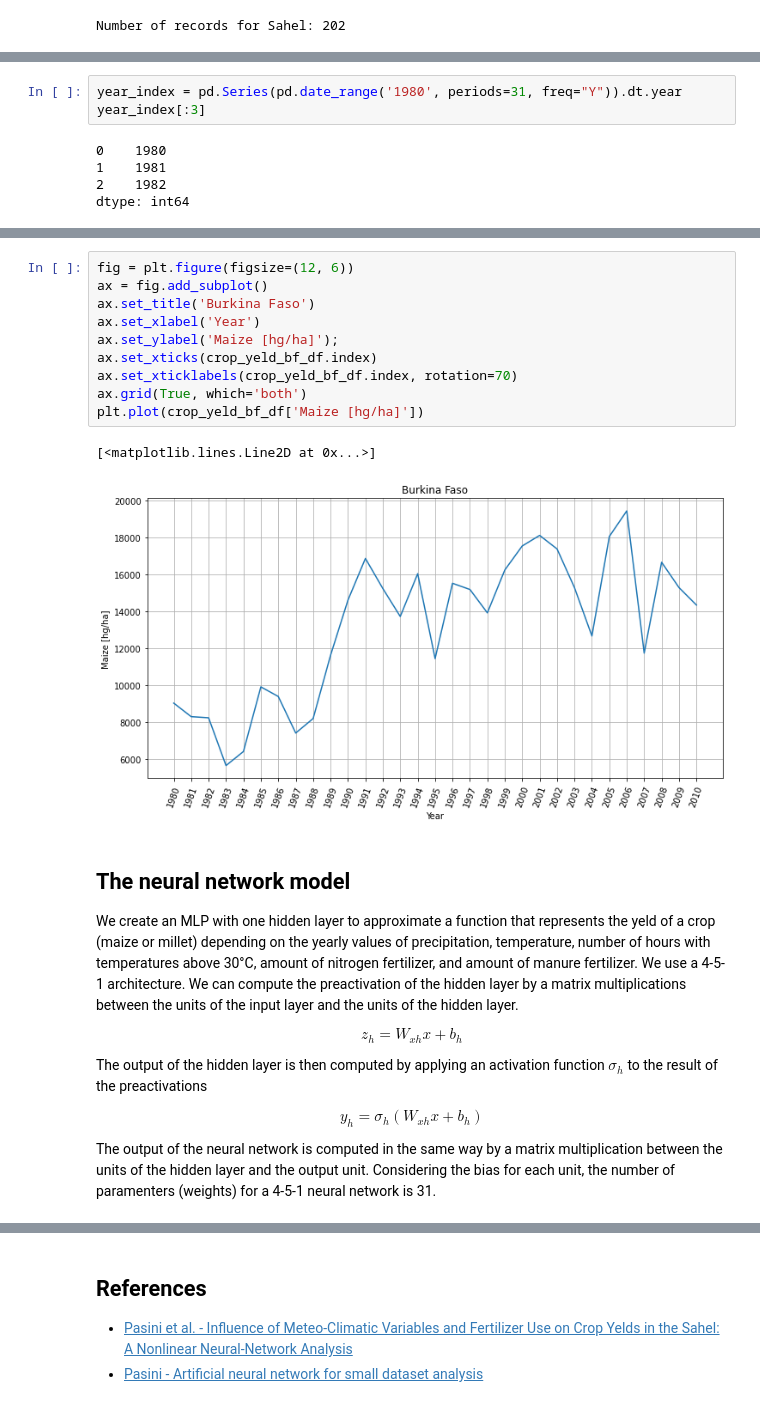
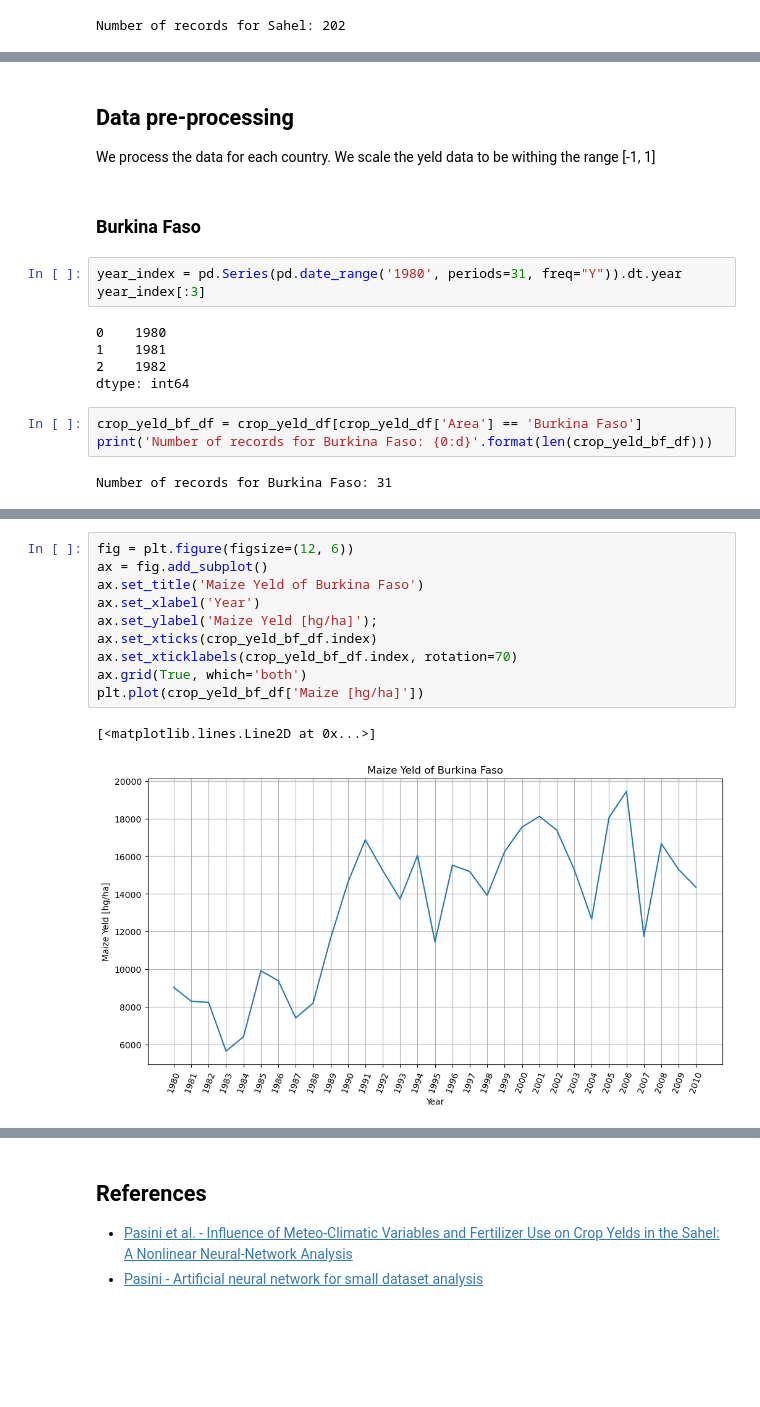
Before and after one commit to luigiselmi/datascience, a Jupyter notebook: python/iia/crop_production.ipynb, the cells around one changed output, grey strips where cells are left out. Saved outputs shown, nothing was run; the diff lists cells and outputs as text; blank space fills up the shorter version.

Commit message:
crop yeld for burkina faso

```diff
--- a/python/iia/crop_production.ipynb
+++ b/python/iia/crop_production.ipynb
@@ -66,3 +69,8 @@ Finally, we might think that the production of maize not only depends on the yea
+# %% [markdown]
+## Data pre-processing
+We process the data for each country. We scale the yeld data to be withing the range [-1, 1]
+# %% [markdown]
+### Burkina Faso
 # %%
 year_index = pd.Series(pd.date_range('1980', periods=31, freq="Y")).dt.year
 year_index[:3]
@@ -71,6 +79,11 @@ year_index[:3]
 1    1981
 2    1982
 dtype: int64
+# %%
+crop_yeld_bf_df = crop_yeld_df[crop_yeld_df['Area'] == 'Burkina Faso']
+print('Number of records for Burkina Faso: {0:d}'.format(len(crop_yeld_bf_df)))
+# %% [output]
+Number of records for Burkina Faso: 31
 # %%
 crop_yeld_bf_df.drop(['Year'], axis=1, inplace=True)
 crop_yeld_bf_df = crop_yeld_bf_df.set_index(year_index)
@@ -83,24 +96,13 @@ crop_yeld_bf_df[:3]
 # %%
 fig = plt.figure(figsize=(12, 6))
 ax = fig.add_subplot()
-ax.set_title('Burkina Faso')
+ax.set_title('Maize Yeld of Burkina Faso')
 ax.set_xlabel('Year')
-ax.set_ylabel('Maize [hg/ha]');
+ax.set_ylabel('Maize Yeld [hg/ha]');
 ax.set_xticks(crop_yeld_bf_df.index)
 ax.set_xticklabels(crop_yeld_bf_df.index, rotation=70)
 ax.grid(True, which='both')
 plt.plot(crop_yeld_bf_df['Maize [hg/ha]'])
 # %% [output]
 [<matplotlib.lines.Line2D at 0x...>]
-[figure, old version]
+[figure, new version]
-# %% [markdown]
-## The neural network model
-We create an MLP with one hidden layer to approximate a function that represents the yeld of a crop (maize or millet) depending on the yearly values of precipitation, temperature, number of hours with temperatures above 30°C, amount of nitrogen fertilizer, and amount of manure fertilizer. We use a 4-5-1 architecture. We can compute the preactivation of the hidden layer by a matrix multiplications between the units of the input layer and the units of the hidden layer.
-
-$$z_h = W_{xh}x + b_h$$
-
-The output of the hidden layer is then computed by applying an activation function $\sigma_h$ to the result of the preactivations
-
-$$y_h = \sigma_h (W_{xh}x + b_h)$$
-
-The output of the neural network is computed in the same way by a matrix multiplication between the units of the hidden layer and the output unit. Considering the bias for each unit, the number of paramenters (weights) for a 4-5-1 neural network is 31.
```
Also changed, not shown: parts of 14 cells of this notebook.
